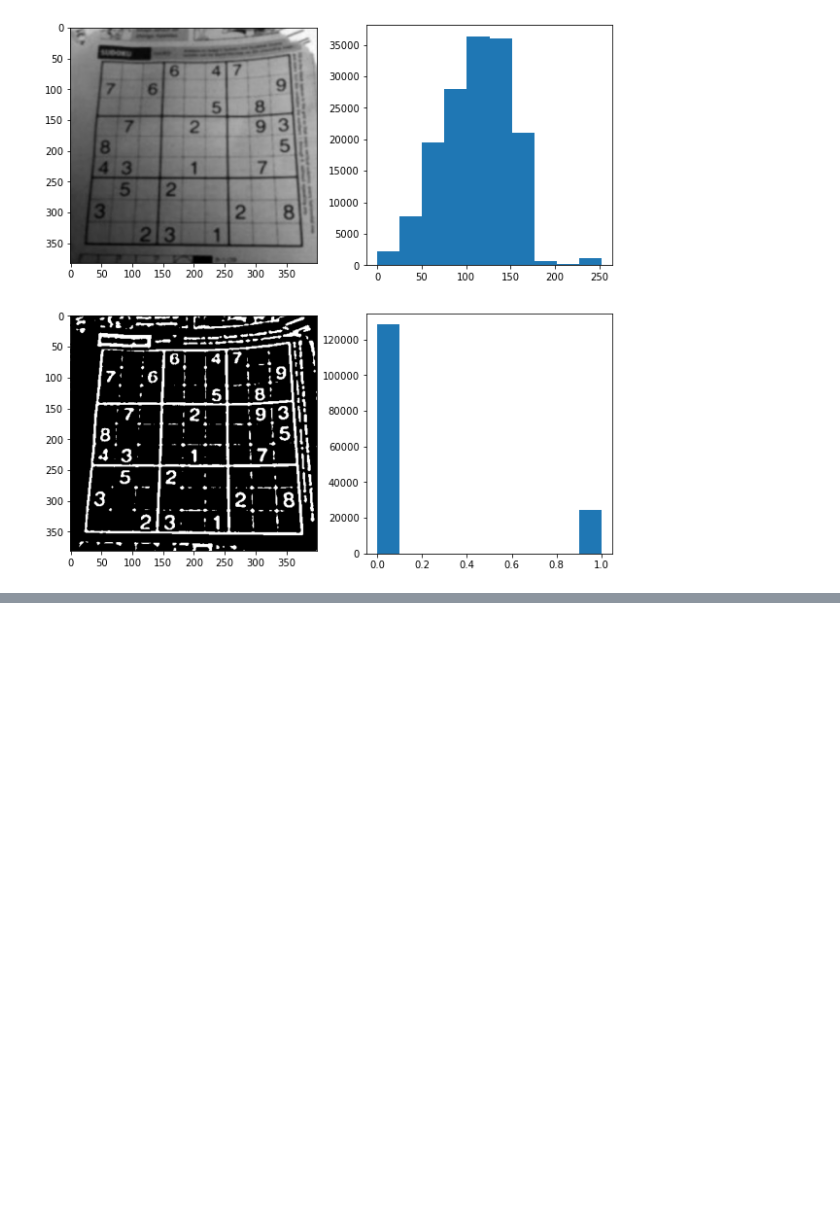
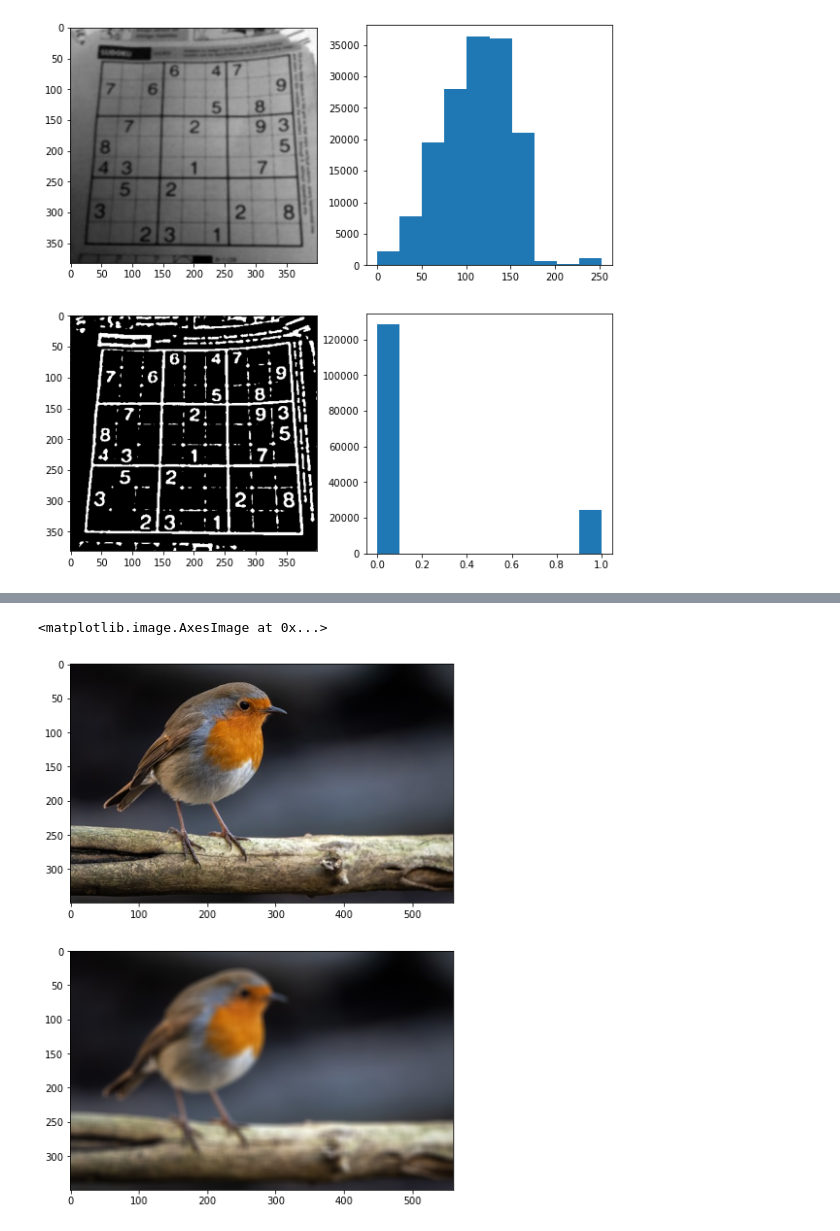
Before and after one commit to gokulg02/DEXBOT-CV-workshop, a Jupyter notebook: Image_filters_and_thresholding.ipynb, the cells around one changed output, grey strips where cells are left out. Drawn from its saved outputs; the diff is of its cells as text; code cells hidden in the pictures; blank space fills up the shorter version.

```diff
--- a/Image_filters_and_thresholding.ipynb
+++ b/Image_filters_and_thresholding.ipynb
@@ -136,0 +152,9 @@ array([[1, 0, 0, ..., 0, 0, 1],
+# %%
+#Using inbuilt function
+img_blur = cv2.blur(img, (10,10))
+f, ax = plt.subplots(2,figsize=(10, 10))
+ax[0].imshow(img[:,:,::-1])
+ax[1].imshow(img_blur[:,:,::-1])
+# %% [output]
+<matplotlib.image.AxesImage at 0x...>
+[figure, added]
```
Also changed, not shown: parts of 10 cells of this notebook.
